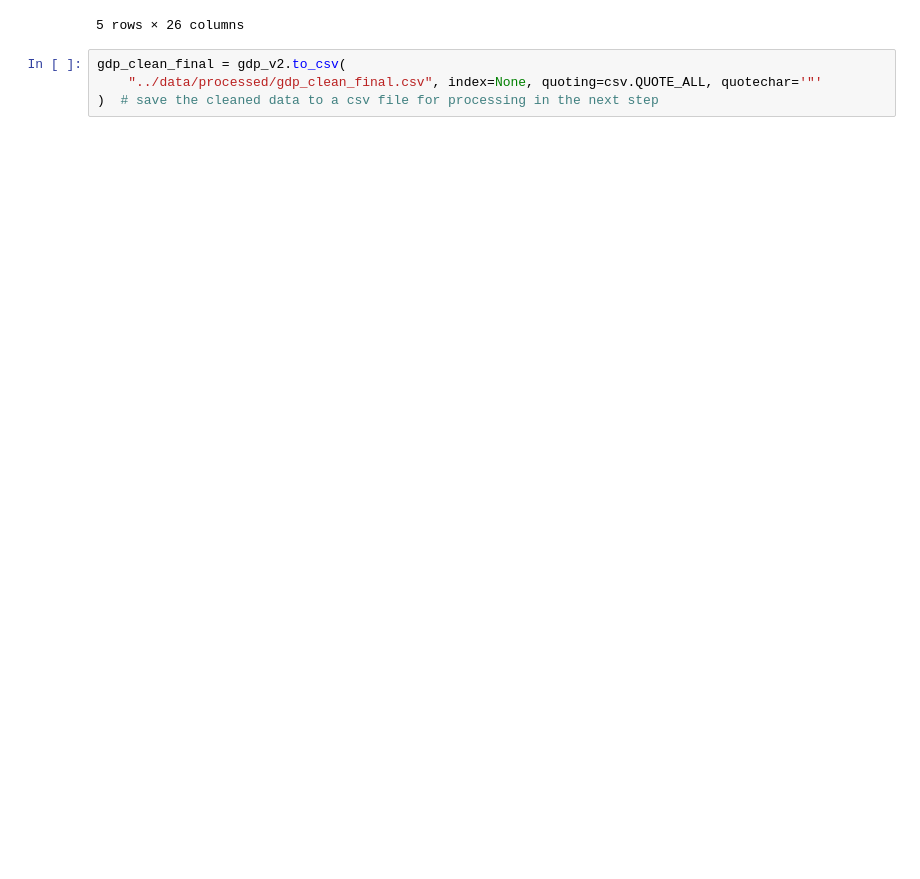
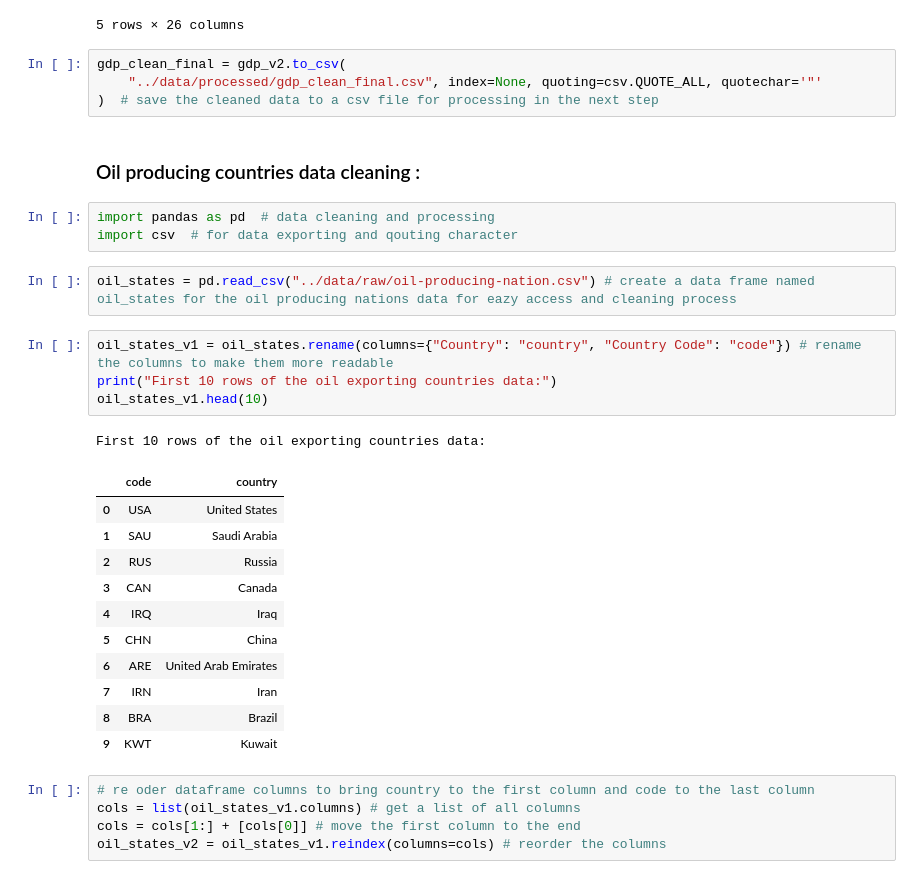
Before and after one commit to amzatr886/crude-prosperity, a Jupyter notebook: notebook/02-clean.ipynb, the cells around one changed output. Drawn from its saved outputs; the diff is of its cells as text; blank space fills up the shorter version.

Commit message:
clean the oil exporting countries dataset

```diff
--- a/notebook/02-clean.ipynb
+++ b/notebook/02-clean.ipynb
@@ -70,3 +79,32 @@ gdp_v2.head()
 gdp_clean_final = gdp_v2.to_csv(
     "../data/processed/gdp_clean_final.csv", index=None, quoting=csv.QUOTE_ALL, quotechar='"'
 )  # save the cleaned data to a csv file for processing in the next step
+# %% [markdown]
+### Oil producing countries data cleaning : <br>
+# %%
+import pandas as pd  # data cleaning and processing
+import csv  # for data exporting and qouting character
+# %%
+oil_states = pd.read_csv("../data/raw/oil-producing-nation.csv") # create a data frame named  oil_states for the oil producing nations data for eazy access and cleaning process
+# %%
+oil_states_v1 = oil_states.rename(columns={"Country": "country", "Country Code": "code"}) # rename the columns to make them more readable
+print("First 10 rows of the oil exporting countries data:")
+oil_states_v1.head(10)
+# %% [output]
+First 10 rows of the oil exporting countries data:
+|  | code | country |
+| 0 | USA | United States |
+| 1 | SAU | Saudi Arabia |
+| 2 | RUS | Russia |
+| 3 | CAN | Canada |
+| 4 | IRQ | Iraq |
+| 5 | CHN | China |
+| 6 | ARE | United Arab Emirates |
+| 7 | IRN | Iran |
+| 8 | BRA | Brazil |
+| 9 | KWT | Kuwait |
+# %%
+# re oder dataframe columns to bring country to the first column and code to the last column
+cols = list(oil_states_v1.columns) # get a list of all columns
+cols = cols[1:] + [cols[0]] # move the first column to the end
+oil_states_v2 = oil_states_v1.reindex(columns=cols) # reorder the columns
```
Also changed, not shown: parts of 4 cells of this notebook.
